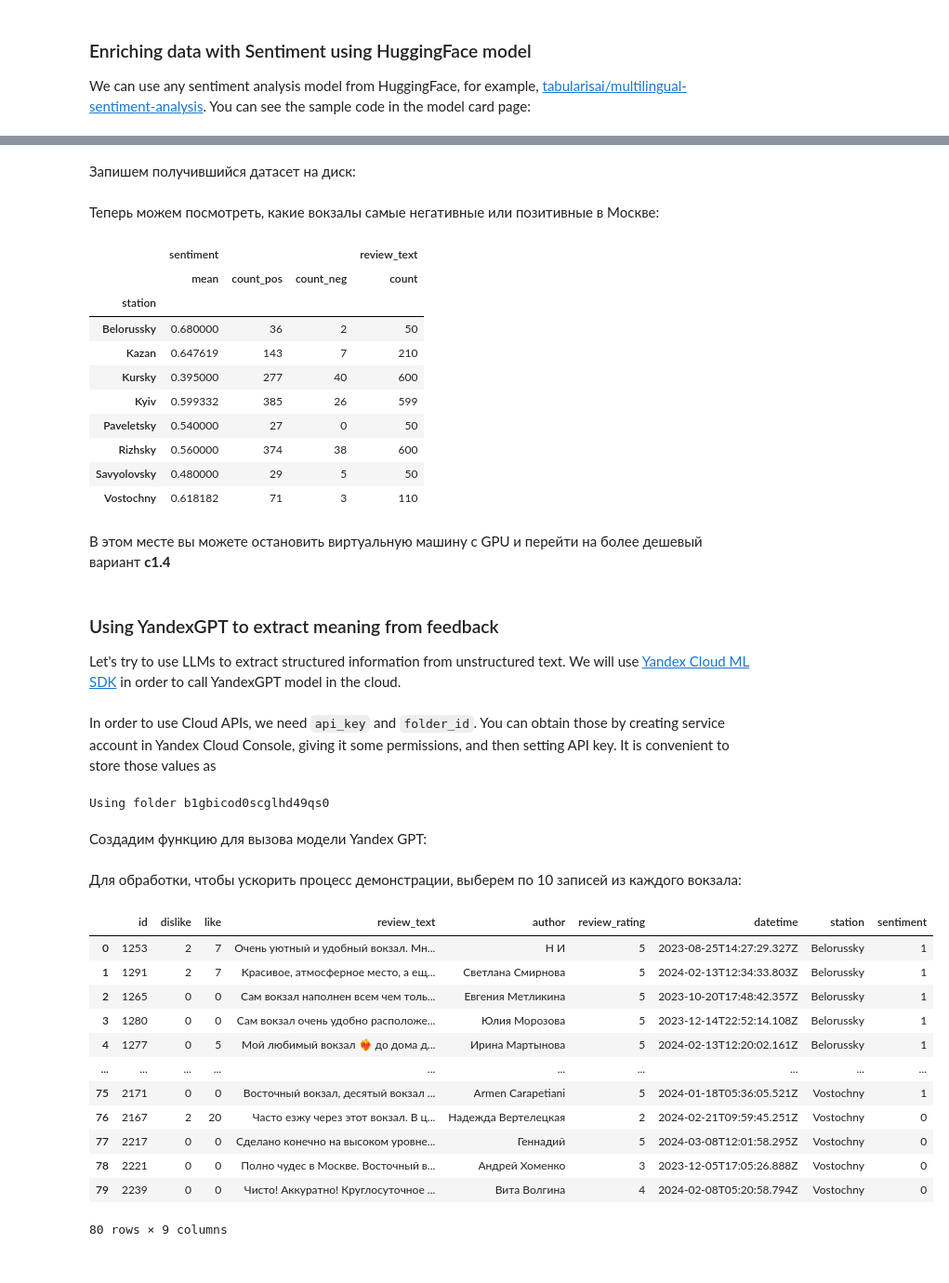
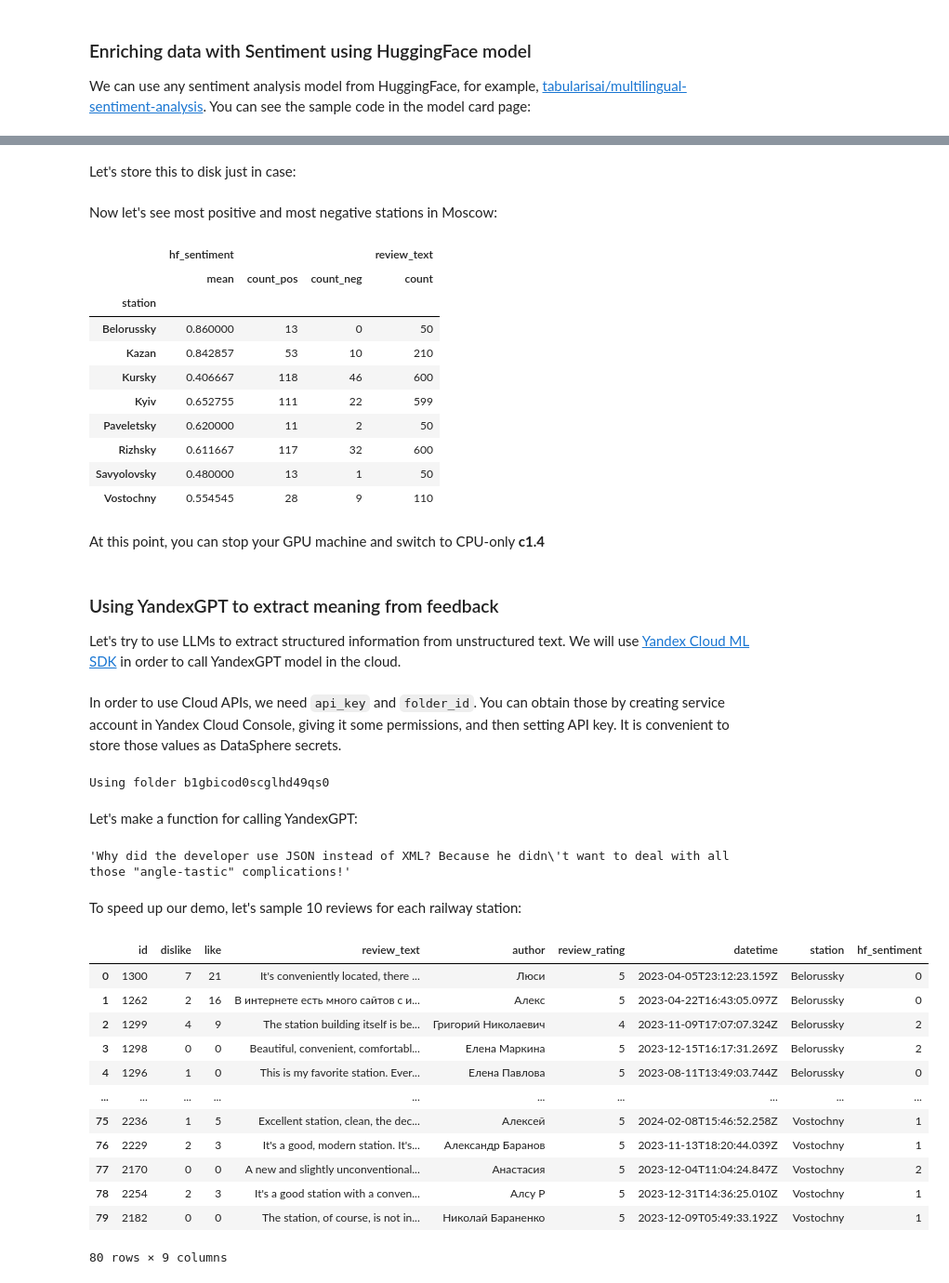
Before and after one commit to yandex-datasphere/datasphere-demos, a Jupyter notebook: en/ReviewAnalysis.ipynb, the cells around one changed output, grey strips where cells are left out. Shown at 93% size. Drawn from its saved outputs; the diff is of its cells as text; code cells hidden in the pictures.

Commit message:
Add en version of review demo

```diff
--- a/en/ReviewAnalysis.ipynb
+++ b/en/ReviewAnalysis.ipynb
@@ -117,3 +113,3 @@ df['sentiment'] = pd.Series(res).apply(lambda x: -1 if x==2 else x)
 # %% [markdown]
-Запишем получившийся датасет на диск:
+Let's store this to disk just in case:
 # %%
@@ -121,5 +117,5 @@ df.to_csv('dataset_with_sentiment.csv',index=False)
 # %% [markdown]
-Теперь можем посмотреть, какие вокзалы самые негативные или позитивные в Москве:
+Now let's see most positive and most negative stations in Moscow:
 # %%
 def count_pos(x):
     return x[x==1].count()
@@ -127,27 +123,27 @@ def count_neg(x):
     return x[x==-1].count()
 
 
-df.groupby('station').agg({'sentiment' : ['mean', count_pos, count_neg ], 'review_text': 'count'})
+df.groupby('station').agg({'hf_sentiment' : ['mean', count_pos, count_neg ], 'review_text': 'count'})
 # %% [output]
-|  | sentiment |  |  | review_text |
+|  | hf_sentiment |  |  | review_text |
 |  | mean | count_pos | count_neg | count |
 | station |  |  |  |  |
-| Belorussky | 0.680000 | 36 | 2 | 50 |
-| Kazan | 0.647619 | 143 | 7 | 210 |
-| Kursky | 0.395000 | 277 | 40 | 600 |
-| Kyiv | 0.599332 | 385 | 26 | 599 |
-| Paveletsky | 0.540000 | 27 | 0 | 50 |
-| Rizhsky | 0.560000 | 374 | 38 | 600 |
-| Savyolovsky | 0.480000 | 29 | 5 | 50 |
-| Vostochny | 0.618182 | 71 | 3 | 110 |
+| Belorussky | 0.860000 | 13 | 0 | 50 |
+| Kazan | 0.842857 | 53 | 10 | 210 |
+| Kursky | 0.406667 | 118 | 46 | 600 |
+| Kyiv | 0.652755 | 111 | 22 | 599 |
+| Paveletsky | 0.620000 | 11 | 2 | 50 |
+| Rizhsky | 0.611667 | 117 | 32 | 600 |
+| Savyolovsky | 0.480000 | 13 | 1 | 50 |
+| Vostochny | 0.554545 | 28 | 9 | 110 |
 # %% [markdown]
-В этом месте вы можете остановить виртуальную машину с GPU и перейти на более дешевый вариант **c1.4**
+At this point, you can stop your GPU machine and switch to CPU-only **c1.4**
 # %% [markdown]
 ### Using YandexGPT to extract meaning from feedback
 
 Let's try to use LLMs to extract structured information from unstructured text. We will use [Yandex Cloud ML SDK](https://yandex.cloud/ru/docs/foundation-models/quickstart/yandexgpthttps://yandex.cloud/ru/docs/foundation-models/quickstart/yandexgpt) in order to call YandexGPT model in the cloud.
 # %% [markdown]
-In order to use Cloud APIs, we need `api_key` and `folder_id`. You can obtain those by creating service account in Yandex Cloud Console, giving it some permissions, and then setting API key. It is convenient to store those values as
+In order to use Cloud APIs, we need `api_key` and `folder_id`. You can obtain those by creating service account in Yandex Cloud Console, giving it some permissions, and then setting API key. It is convenient to store those values as DataSphere secrets.
 # %%
 import os
 
@@ -157,7 +153,7 @@ print(f"Using folder {folder_id}")
 # %% [output]
 Using folder b1gbicod0scglhd49qs0
 # %% [markdown]
-Создадим функцию для вызова модели Yandex GPT:
+Let's make a function for calling YandexGPT:
 # %%
 from yandex_cloud_ml_sdk import YCloudML
 
@@ -179,27 +175,29 @@ def gpt(messages,
     res = res.alternatives[0]
     return res.text if return_text else res
 
-#gpt("Расскажи анекдот про JSON и XML")
+gpt("Tell us a joke about JSON and XML")
+# %% [output]
+'Why did the developer use JSON instead of XML? Because he didn\'t want to deal with all those "angle-tastic" complications!'
 # %% [markdown]
-Для обработки, чтобы ускорить процесс демонстрации, выберем по 10 записей из каждого вокзала:
+To speed up our demo, let's sample 10 reviews for each railway station:
 # %%
 import pandas as pd
 
-df = pd.read_csv('dataset_with_sentiment.csv')
+df = pd.read_csv('dataset_with_hf_sentiment.csv')
 df_sample = df.groupby('station').apply(lambda x: x.sample(10)).reset_index(drop=True)
 df_sample
 # %% [output]
-|  | id | dislike | like | review_text | author | review_rating | datetime | station | sentiment |
-| 0 | 1253 | 2 | 7 | Очень уютный и удобный вокзал. Мн... | Н И | 5 | 2023-08-25T14:27:29.327Z | Belorussky | 1 |
-| 1 | 1291 | 2 | 7 | Красивое, атмосферное место, а ещ... | Светлана Смирнова | 5 | 2024-02-13T12:34:33.803Z | Belorussky | 1 |
-| 2 | 1265 | 0 | 0 | Сам вокзал наполнен всем чем толь... | Евгения Метликина | 5 | 2023-10-20T17:48:42.357Z | Belorussky | 1 |
-| 3 | 1280 | 0 | 0 | Сам вокзал очень удобно расположе... | Юлия Морозова | 5 | 2023-12-14T22:52:14.108Z | Belorussky | 1 |
-| 4 | 1277 | 0 | 5 | Мой любимый вокзал ❤️‍🔥 до дома д... | Ирина Мартынова | 5 | 2024-02-13T12:20:02.161Z | Belorussky | 1 |
+|  | id | dislike | like | review_text | author | review_rating | datetime | station | hf_sentiment |
+| 0 | 1300 | 7 | 21 | It's conveniently located, there ... | Люси | 5 | 2023-04-05T23:12:23.159Z | Belorussky | 0 |
+| 1 | 1262 | 2 | 16 | В интернете есть много сайтов с и... | Алекс | 5 | 2023-04-22T16:43:05.097Z | Belorussky | 0 |
+| 2 | 1299 | 4 | 9 | The station building itself is be... | Григорий Николаевич | 4 | 2023-11-09T17:07:07.324Z | Belorussky | 2 |
+| 3 | 1298 | 0 | 0 | Beautiful, convenient, comfortabl... | Елена Маркина | 5 | 2023-12-15T16:17:31.269Z | Belorussky | 2 |
+| 4 | 1296 | 1 | 0 | This is my favorite station. Ever... | Елена Павлова | 5 | 2023-08-11T13:49:03.744Z | Belorussky | 0 |
 | ... | ... | ... | ... | ... | ... | ... | ... | ... | ... |
-| 75 | 2171 | 0 | 0 | Восточный вокзал, десятый вокзал ... | Armen Carapetiani | 5 | 2024-01-18T05:36:05.521Z | Vostochny | 1 |
-| 76 | 2167 | 2 | 20 | Часто езжу через этот вокзал. В ц... | Надежда Вертелецкая | 2 | 2024-02-21T09:59:45.251Z | Vostochny | 0 |
-| 77 | 2217 | 0 | 0 | Сделано конечно на высоком уровне... | Геннадий | 5 | 2024-03-08T12:01:58.295Z | Vostochny | 0 |
-| 78 | 2221 | 0 | 0 | Полно чудес в Москве. Восточный в... | Андрей Хоменко | 3 | 2023-12-05T17:05:26.888Z | Vostochny | 0 |
-| 79 | 2239 | 0 | 0 | Чисто! Аккуратно! Круглосуточное ... | Вита Волгина | 4 | 2024-02-08T05:20:58.794Z | Vostochny | 0 |
+| 75 | 2236 | 1 | 5 | Excellent station, clean, the dec... | Алексей | 5 | 2024-02-08T15:46:52.258Z | Vostochny | 1 |
+| 76 | 2229 | 2 | 3 | It's a good, modern station. It's... | Александр Баранов | 5 | 2023-11-13T18:20:44.039Z | Vostochny | 1 |
+| 77 | 2170 | 0 | 0 | A new and slightly unconventional... | Анастасия | 5 | 2023-12-04T11:04:24.847Z | Vostochny | 2 |
+| 78 | 2254 | 2 | 3 | It's a good station with a conven... | Алсу Р | 5 | 2023-12-31T14:36:25.010Z | Vostochny | 1 |
+| 79 | 2182 | 0 | 0 | The station, of course, is not in... | Николай Бараненко | 5 | 2023-12-09T05:49:33.192Z | Vostochny | 1 |
 80 rows × 9 columns
 # %% [markdown]
```
Also changed, not shown: parts of 42 cells of this notebook.
